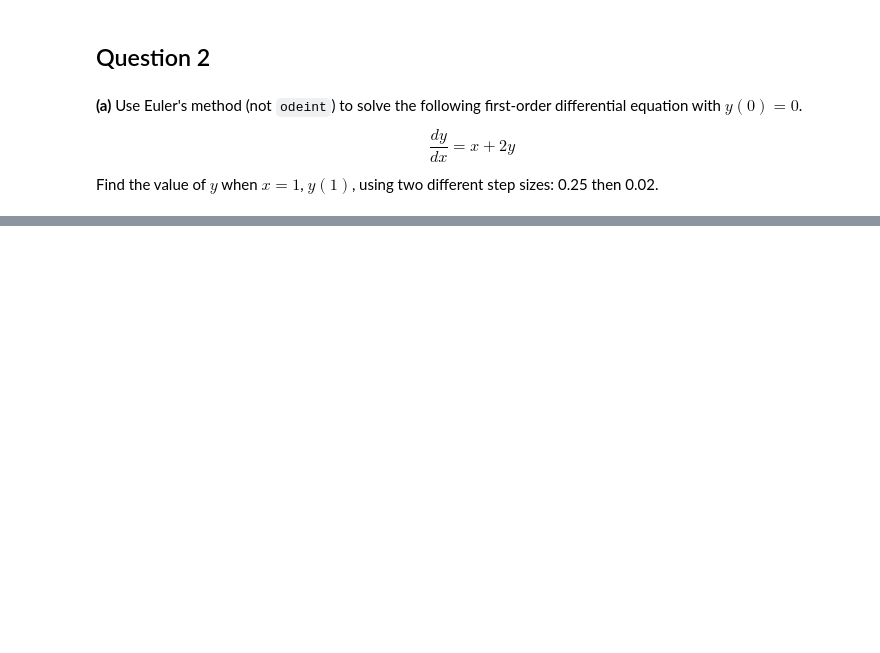
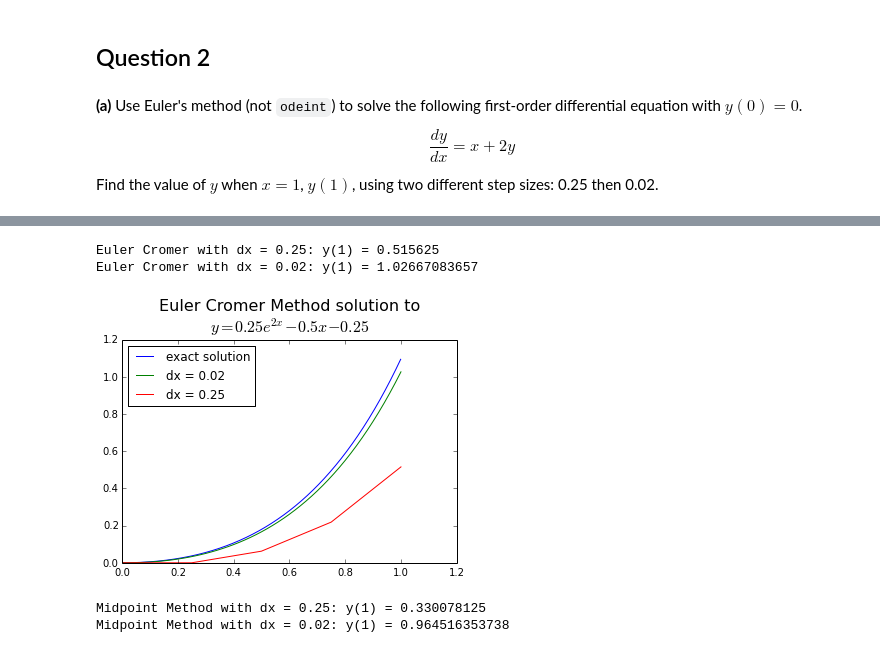
Before and after one commit to pnguye41/PHYS202-S14, a Jupyter notebook: SciPy/ODEExercises.ipynb, the cells around one changed output, grey strips where cells are left out. Drawn from its saved outputs; the diff is of its cells as text; code cells hidden in the pictures; blank space fills up the shorter version.

```diff
--- a/SciPy/ODEExercises.ipynb
+++ b/SciPy/ODEExercises.ipynb
@@ -225,0 +276,80 @@ Find the value of $y$ when $x = 1$, $y(1)$, using two different step sizes: 0.25
+# %%
+##########################################################################
+# Euler Cromer Method
+
+def EulerCromerSolution(xmax,dx):
+    nsteps = int((xmax+dx)/dx)
+    x = np.zeros(nsteps)
+    v = np.zeros(nsteps)
+    y = np.zeros(nsteps)
+
+    # set init conditions
+    x[0] = 0.
+    v[0] = 0.
+
+    for i in range(len(x)-1):
+        x[i+1] = x[i] + dx
+        v[i+1] = x[i] + 2*y[i]
+        y[i+1] = y[i] + dx * v[i+1]
+
+    return x,y,y[-1]
+
+print "Euler Cromer with dx = 0.25: y(1) =",EulerCromerSolution(1.,0.25)[2]
+print "Euler Cromer with dx = 0.02: y(1) =",EulerCromerSolution(1.,0.02)[2]
+
+
+plt.plot(x,exact_solution(x),label="exact solution")
+plt.plot(EulerCromerSolution(1.,0.02)[0],EulerCromerSolution(1.,0.02)[1],label="dx = 0.02")
+plt.plot(EulerCromerSolution(1.,0.25)[0],EulerCromerSolution(1.,0.25)[1],label="dx = 0.25")
+
+plt.title("Euler Cromer Method solution to\n$y=0.25e^{2x} - 0.5x - 0.25$",fontsize=16)
+plt.legend(loc="upper left")
+plt.show()
+
+
+##########################################################################
+# Midpoint Method
+
+def MidpointSolution(xmax,dx):
+    nsteps = int((xmax+dx)/dx)
+    x = np.zeros(nsteps)
+    v = np.zeros(nsteps)
+    y = np.zeros(nsteps)
+
+    # set init conditions
+    x[0] = 0.
+    v[0] = 0.
+
+    for i in range(len(x)-1):
+        x[i+1] = x[i] + dx
+        v[i+1] = x[i] + 2*y[i]
+        y[i+1] = y[i] + 0.5* dx * (v[i]+v[i+1])
+
+    return x,y,y[-1]
+
+print "Midpoint Method with dx = 0.25: y(1) =",MidpointSolution(1.,0.25)[2]
+print "Midpoint Method with dx = 0.02: y(1) =",MidpointSolution(1.,0.02)[2]
+
+plt.plot(x,exact_solution(x),label="exact solution")
+plt.plot(MidpointSolution(1.,0.02)[0],MidpointSolution(1.,0.02)[1],label="dx = 0.02")
+plt.plot(MidpointSolution(1.,0.25)[0],MidpointSolution(1.,0.25)[1],label="dx = 0.25")
+
+###########################################################################
+# Comparison of Midpoint and Euler Cromer Methods
+
+plt.title("Midpoint Method solution to\n$y=0.25e^{2x} - 0.5x - 0.25$",fontsize=16)
+plt.legend(loc="upper left")
+plt.show()
+plt.plot(EulerSolution(1.,0.02)[0],exact_solution(EulerSolution(1.,0.02)[0])-EulerSolution(1.,0.02)[1],label="Euler Diff")
+plt.plot(MidpointSolution(1.,0.02)[0],exact_solution(MidpointSolution(1.,0.02)[0])-MidpointSolution(1.,0.02)[1],label="Midpoint Diff")
+plt.plot(EulerCromerSolution(1.,0.02)[0],exact_solution(EulerCromerSolution(1.,0.02)[0])-EulerCromerSolution(1.,0.02)[1],label="Euler Cromer Diff")
+
+plt.title("Differences between each method\n and the exact solution",fontsize=16)
+plt.legend(loc="upper left")
+plt.show()
+# %% [output]
+Euler Cromer with dx = 0.25: y(1) = 0.515625
+Euler Cromer with dx = 0.02: y(1) = 1.02667083657
+[figure, added]
+Midpoint Method with dx = 0.25: y(1) = 0.330078125
+Midpoint Method with dx = 0.02: y(1) = 0.964516353738
```
Also changed, not shown: parts of 21 cells of this notebook, 1 other file.
